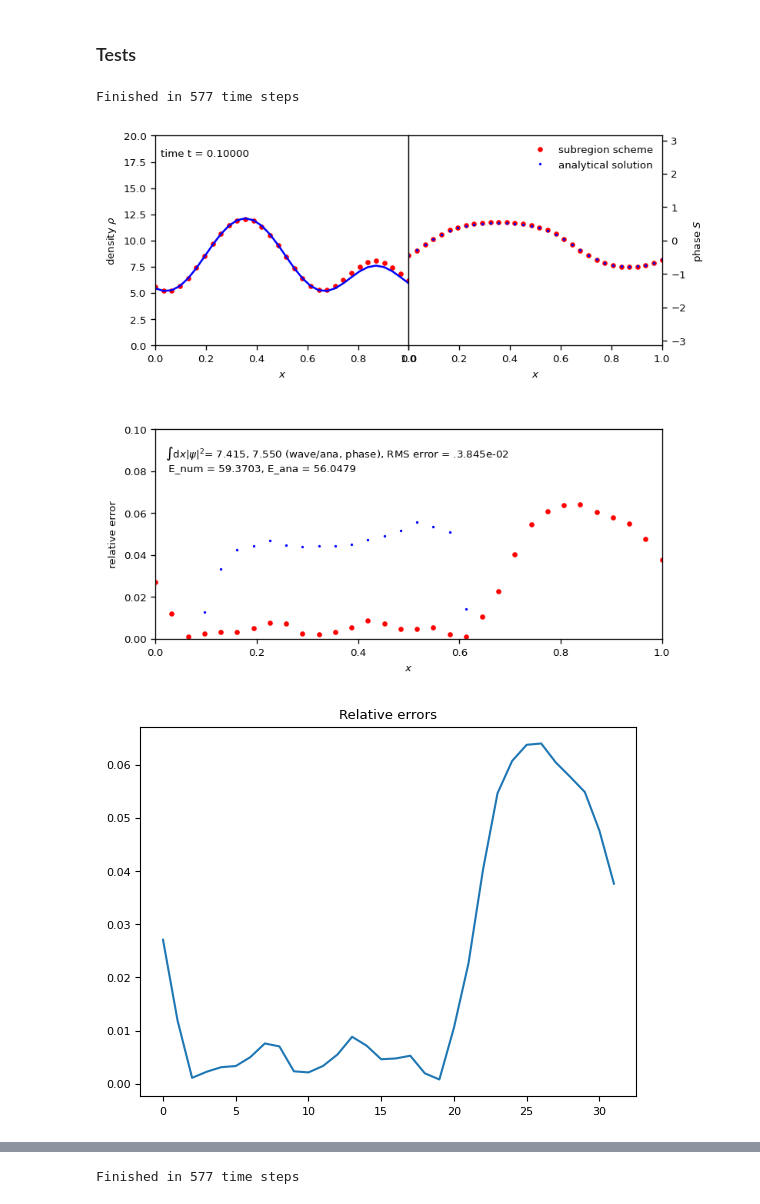
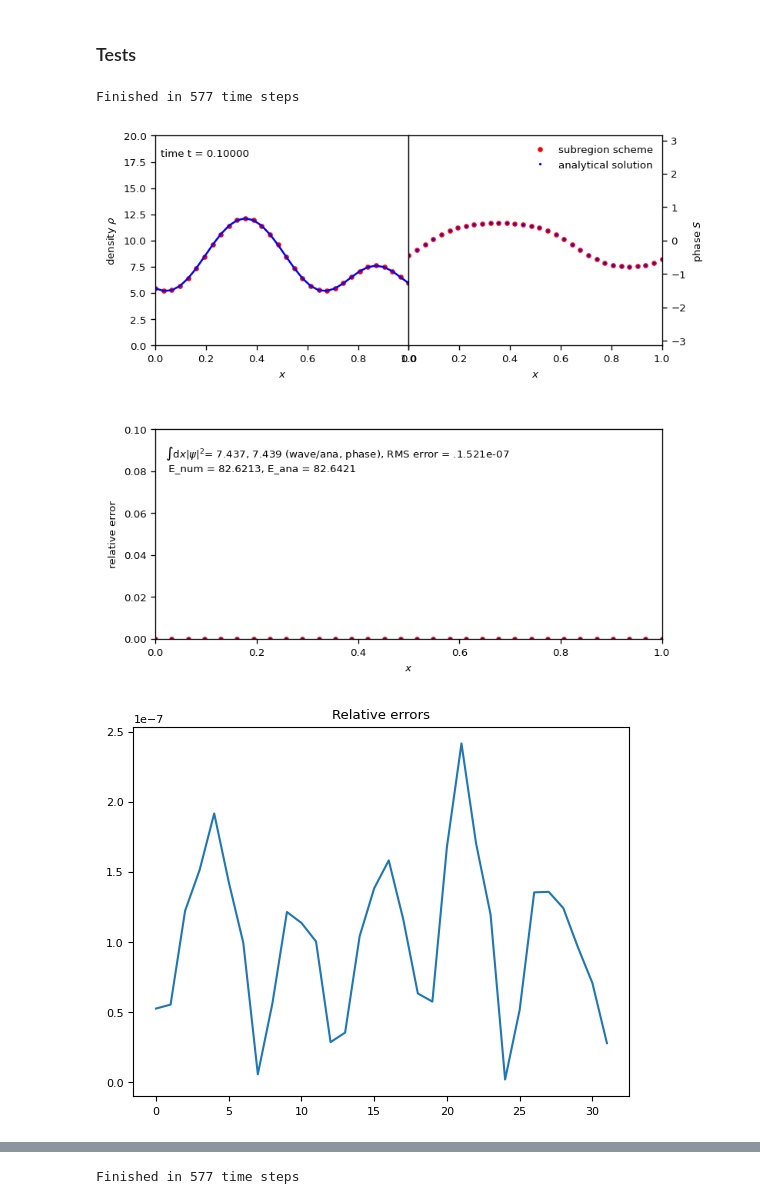
Before and after one commit to KunkelAlexander/fdm-hybrid-scheme, a Jupyter notebook: dirichlet_spectral.ipynb, the cells around one changed output, grey strips where cells are left out. Cells and saved outputs as stored; diff of their text form; code cells hidden in the pictures.

```diff
--- a/dirichlet_spectral.ipynb
+++ b/dirichlet_spectral.ipynb
@@ -96,7 +96,7 @@ def multiWave(x, dx, t, hbar, m):
     psi /= len(mu)
     return psi
 
-def evolveWavefunction(p, dx, Coeff1, T1, debug = False):
+def evolveWavefunction(p, dx, Coeff1, T1, debug = False, useFilter=False, order = 8, alpha = 32):
     k = sd.computeK(p, dx, T1)
 
     if   T1 <= sd.DCT4:
@@ -126,6 +126,13 @@ def evolveWavefunction(p, dx, Coeff1, T1, debug = False):
 
         print("p_hat: ", p_hat)
 
+    if useFilter:
+        def sigma5(eta):
+            return np.exp(-alpha*eta**order)
+
+        sigma = sigma5(np.abs(k / (np.max(np.abs(k)))))
+        p_hat = p_hat * sigma
+
     p_hat   = np.exp(Coeff1 * (-k**2)) * p_hat
 
     if debug:
@@ -151,16 +158,6 @@ def evolveWavefunction(p, dx, Coeff1, T1, debug = False):
 
     return pn
 
-    fm4 = np.roll(f, 4 * fd.ROLL_L, axis=axis)
-    fm3 = np.roll(f, 3 * fd.ROLL_L, axis=axis)
-    fm2 = np.roll(f, 2 * fd.ROLL_L, axis=axis)
-    fm1 = np.roll(f, 1 * fd.ROLL_L, axis=axis)
-    fp4 = np.roll(f, 4 * fd.ROLL_R, axis=axis)
-    fp3 = np.roll(f, 3 * fd.ROLL_R, axis=axis)
-    fp2 = np.roll(f, 2 * fd.ROLL_R, axis=axis)
-    fp1 = np.roll(f, 1 * fd.ROLL_R, axis=axis)
-    return 1.0/144.0 * ( + fm4 - 32.0*fm3 + 316.0*fm2 - 992.0*fm1 + fp4 - 32.0*fp3 + 316.0*fp2 - 992.0*fp1 +  1414.0*f )
-
 def multiply_along_axis(A, B, axis):
     return np.swapaxes(np.swapaxes(A, axis, -1) * B, -1, axis)
 # %%
@@ -551,6 +548,9 @@ class DFTScheme(Scheme):
         self.debugShiftfunction         = False
         self.hom_lb                     = config.get("hom_lb", 0)
         self.hom_rb                     = config.get("hom_rb", 0)
+        self.useFilter                  = config.get("useFilter", False)
+        self.filterOrder                = config.get("filterOrder", 8)
+        self.filterDecay                = config.get("filterDecay", 32)
 
 
     def step(self, dt):
@@ -587,7 +587,7 @@ class DFTScheme(Scheme):
         hom, ind1, ind2   = sd.selectBC(hom, self.BC)
 
         #Length of hom. part of psi after evolution is len(psi) - 2*fd_boundary - x
-        hom = evolveWavefunction(hom, dx, Coeff1, self.BC, debug = self.debugWavefunction)
+        hom = evolveWavefunction(hom, dx, Coeff1, self.BC, debug = self.debugWavefunction, useFilter=self.useFilter, order = self.filterOrder, alpha = self.filterDecay)
 
         #Discard padding
         hom = hom [ self.hom_lb : len(hom) - self.hom_rb + 1]
@@ -654,6 +654,8 @@ class SubregionScheme(Scheme):
 
         self.debugWavefunction = False
         self.debugShiftfunction = False
+        self.counter = 0
+        self.freq = 200
 
 
     #def getUpdatedFields(self, t, dt, old_psi):
@@ -718,6 +720,14 @@ class SubregionScheme(Scheme):
                     print(f"Writing patch {i} inner {self.patches[i].inner[0], self.patches[i].inner[-1] - 1} to [{i0}, {i1 - 1}]")
             self.psi[ i0 : i1 ] = self.patches[i].psi[self.patches[i].inner]
 
+        if self.counter % self.freq == 0:
+            plt.show()
+            plt.title(f"Relative error in step {self.counter}")
+            plt.yscale("log")
+            plt.plot(self.computeRelErrorArray())
+            plt.show()
+        self.counter += 1
+
         self.t += dt
         #return self.psi# - old_psi
 
@@ -806,38 +816,37 @@ def periodic1DGaussian(x, dx, t, m = 1, hbar = 1,  x0=5, alpha= 1/20, eps=0, L=1
         psi += generate1DGaussian(x0, x + L * i, t, m, hbar, alpha)
     return psi
 
 c = config.generateConfig()
 c["t0"]                         = 0.0
 c["tEnd"]                       = 0.1
 c["resolution"]                 = 32
-c["patchSize"]                  = 8
-c["boundarySize"]               = 4
+c["patchSize"]                  = 16
+c["boundarySize"]               = 8
 c["useBC"]                      = False
 c["BC"]                         = sd.PERIODIC
 c["fd_lb"]                      = 0
 c["fd_rb"]                      = 0
 c["hom_lb"]                     = 0
-c["hom_rb"]                     = 0
+c["hom_rb"]                     = 1
 c["mode"]                       = sd.M_POLYNOMIAL
 c["derivativeMode"]             = sd.ONE_SIDED
-c["smoothingOrder"]             = 0
+c["smoothingOrder"]             = 5
 c["domainSize"]                 = [0, 1]
 c["xlim"]                       = [0, 1]
 c["dpi"]                        = 120
 c["densityYlim"]                = [0, 20]
 c["printGrid"]                  = False
 c["useAdaptiveTimestep"]        = True
 c["timeOrder"]                  = 1
-scheme = SubregionScheme(c, periodic1DGaussian, PolynomialReconstructionScheme)
+scheme = SubregionScheme(c, periodic1DGaussian, DFTScheme)
 scheme.debugShiftfunction = False
-scheme.useSpectral = 2
 scheme.run()
 animation.drawFrame(scheme)
 plt.show()
 plt.title("Relative errors")
 plt.plot(scheme.computeRelErrorArray())
 plt.show()
 # %% [output]
 Finished in 577 time steps
-[figure, old version]
+[figure, new version]
-[figure, old version]
+[figure, new version]
```
Also changed, not shown: parts of 9 cells of this notebook, 9 other files.
